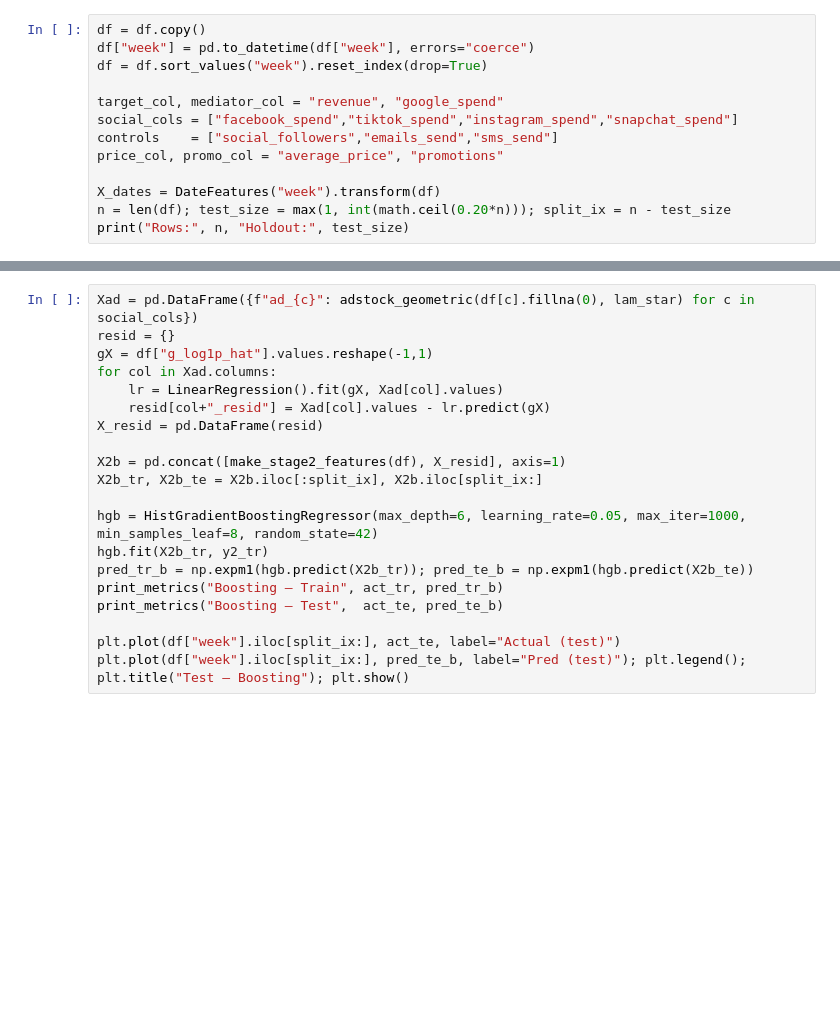
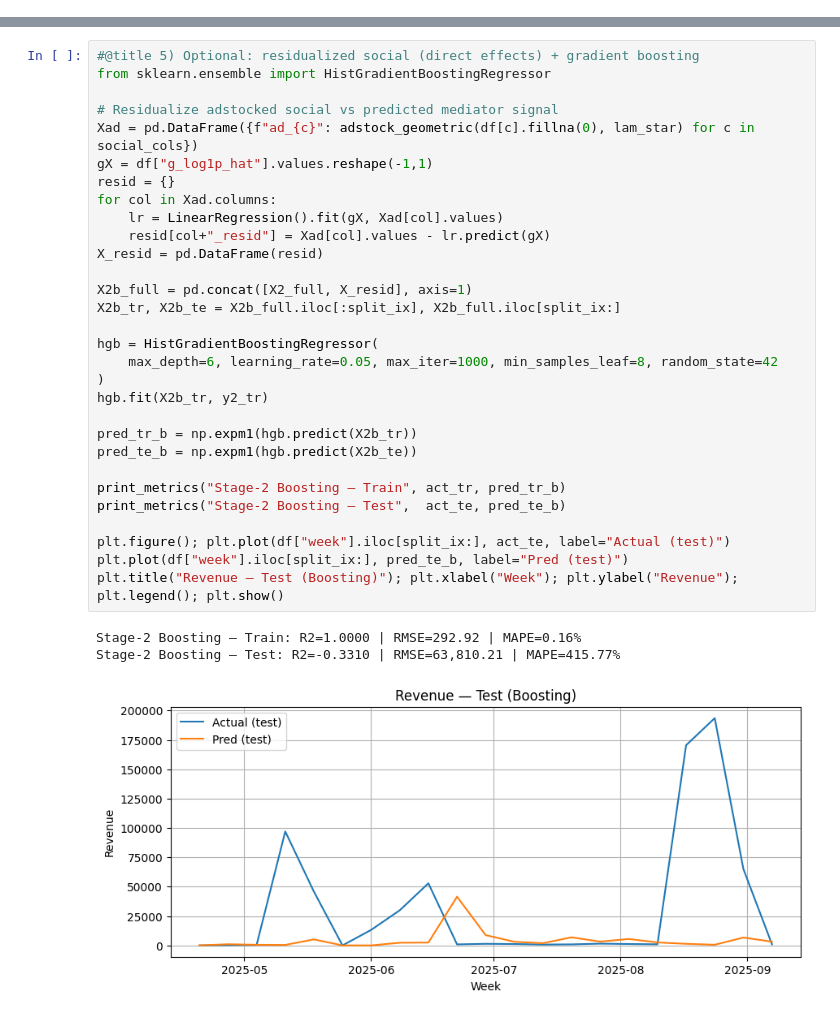
Before and after one commit to nandhu-navneeth/MMM_model, a Jupyter notebook: notebooks/Assessment2_MMM_Mediation.ipynb, the cells around one changed output, grey strips where cells are left out. Cells and saved outputs as stored; diff of their text form; blank space fills up the shorter version.

```diff
--- a/notebooks/Assessment2_MMM_Mediation.ipynb
+++ b/notebooks/Assessment2_MMM_Mediation.ipynb
@@ -53,13 +117,0 @@ def print_metrics(name, y_true, y_pred):
-# %%
-df = df.copy()
-df["week"] = pd.to_datetime(df["week"], errors="coerce")
-df = df.sort_values("week").reset_index(drop=True)
-
-target_col, mediator_col = "revenue", "google_spend"
-social_cols = ["facebook_spend","tiktok_spend","instagram_spend","snapchat_spend"]
-controls    = ["social_followers","emails_send","sms_send"]
-price_col, promo_col = "average_price", "promotions"
-
-X_dates = DateFeatures("week").transform(df)
-n = len(df); test_size = max(1, int(math.ceil(0.20*n))); split_ix = n - test_size
-print("Rows:", n, "Holdout:", test_size)
@@ -120,21 +260,35 @@ coef.to_frame("coef")
 # %%
+#@title 5) Optional: residualized social (direct effects) + gradient boosting
+from sklearn.ensemble import HistGradientBoostingRegressor
+
+# Residualize adstocked social vs predicted mediator signal
 Xad = pd.DataFrame({f"ad_{c}": adstock_geometric(df[c].fillna(0), lam_star) for c in social_cols})
+gX = df["g_log1p_hat"].values.reshape(-1,1)
 resid = {}
-gX = df["g_log1p_hat"].values.reshape(-1,1)
 for col in Xad.columns:
     lr = LinearRegression().fit(gX, Xad[col].values)
     resid[col+"_resid"] = Xad[col].values - lr.predict(gX)
 X_resid = pd.DataFrame(resid)
 
-X2b = pd.concat([make_stage2_features(df), X_resid], axis=1)
-X2b_tr, X2b_te = X2b.iloc[:split_ix], X2b.iloc[split_ix:]
+X2b_full = pd.concat([X2_full, X_resid], axis=1)
+X2b_tr, X2b_te = X2b_full.iloc[:split_ix], X2b_full.iloc[split_ix:]
 
-hgb = HistGradientBoostingRegressor(max_depth=6, learning_rate=0.05, max_iter=1000, min_samples_leaf=8, random_state=42)
+hgb = HistGradientBoostingRegressor(
+    max_depth=6, learning_rate=0.05, max_iter=1000, min_samples_leaf=8, random_state=42
+)
 hgb.fit(X2b_tr, y2_tr)
-pred_tr_b = np.expm1(hgb.predict(X2b_tr)); pred_te_b = np.expm1(hgb.predict(X2b_te))
-print_metrics("Boosting — Train", act_tr, pred_tr_b)
-print_metrics("Boosting — Test",  act_te, pred_te_b)
 
-plt.plot(df["week"].iloc[split_ix:], act_te, label="Actual (test)")
-plt.plot(df["week"].iloc[split_ix:], pred_te_b, label="Pred (test)"); plt.legend(); plt.title("Test — Boosting"); plt.show()
+pred_tr_b = np.expm1(hgb.predict(X2b_tr))
+pred_te_b = np.expm1(hgb.predict(X2b_te))
+
+print_metrics("Stage-2 Boosting — Train", act_tr, pred_tr_b)
+print_metrics("Stage-2 Boosting — Test",  act_te, pred_te_b)
+
+plt.figure(); plt.plot(df["week"].iloc[split_ix:], act_te, label="Actual (test)")
+plt.plot(df["week"].iloc[split_ix:], pred_te_b, label="Pred (test)")
+plt.title("Revenue — Test (Boosting)"); plt.xlabel("Week"); plt.ylabel("Revenue"); plt.legend(); plt.show()
+# %% [output]
+Stage-2 Boosting — Train: R2=1.0000 | RMSE=292.92 | MAPE=0.16%
+Stage-2 Boosting — Test: R2=-0.3310 | RMSE=63,810.21 | MAPE=415.77%
+[figure, added]
 # %%
```
Also changed, not shown: parts of 9 cells of this notebook.
